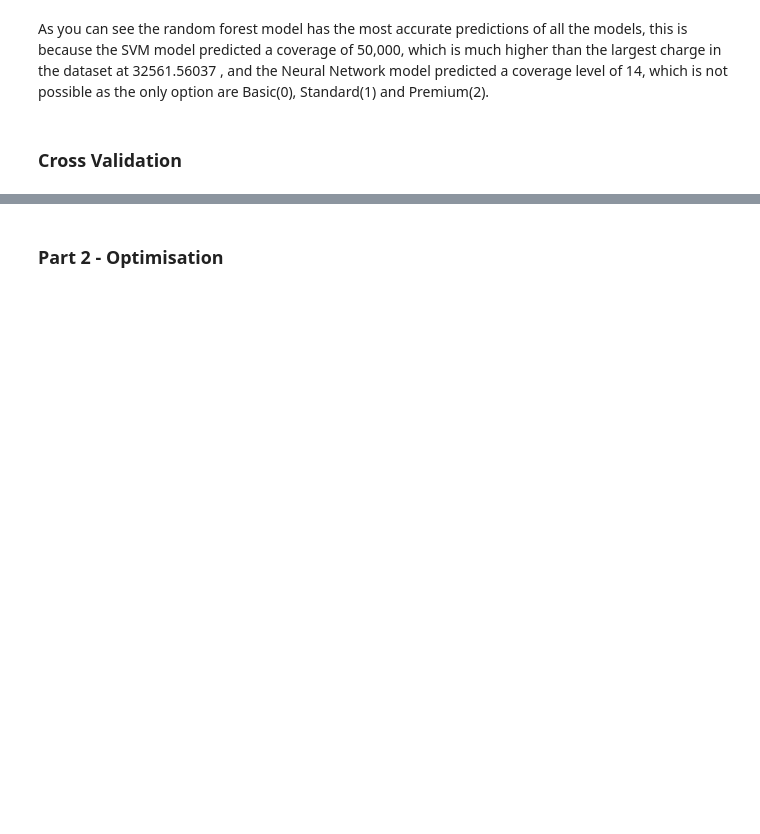
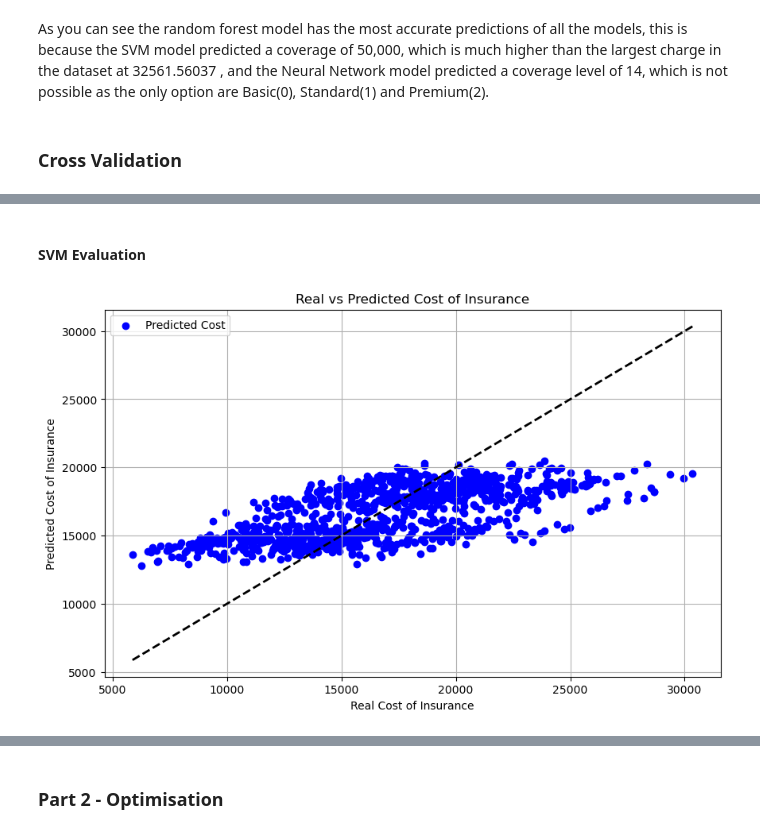
Before and after one commit to Zedster82/Comp-2002, a Jupyter notebook: Assignments/Final Report/Comp 2002 Report.ipynb, the cells around one changed output, grey strips where cells are left out. Drawn from its saved outputs; the diff is of its cells as text; code cells hidden in the pictures; blank space fills up the shorter version.

```diff
--- a/Assignments/Final Report/Comp 2002 Report.ipynb
+++ b/Assignments/Final Report/Comp 2002 Report.ipynb
@@ -182,19 +225,32 @@ param_grid = {
     'estimator__epsilon': [0.1, 0.2, 0.5]
 }
 ##Wrap the svm regressor in a multi output regressor
-grid_search = GridSearchCV(estimator=MultiOutputRegressor(svm_regressor), param_grid=param_grid, cv=5, scoring='neg_mean_squared_error', n_jobs=-1)
+grid_search_svm = GridSearchCV(estimator=MultiOutputRegressor(svm_regressor), param_grid=param_grid, cv=5, scoring='neg_mean_squared_error', n_jobs=-1)
 
 # 3. Train the Model
-grid_search.fit(X_train, y_train)
+grid_search_svm.fit(X_train, y_train)
 
 # 4. Evaluate the Model
-best_svm_model = grid_search.best_estimator_
-y_pred = best_svm_model.predict(X_test)
-y_charges_pred = y_pred[:, 0]  #Charges is the first output variable
-y_coverage_pred = y_pred[:, 1]  #Coverage is the second output variable
+best_svm_model = grid_search_svm.best_estimator_
+y_pred_nn = best_svm_model.predict(X_test)
+y_charges_pred_svm = y_pred_nn[:, 0]  #Charges is the first output variable
+y_coverage_pred_svm = y_pred_nn[:, 1]  #Coverage is the second output variable
 
 
-mse_charges = mean_squared_error(y_charges_test, y_charges_pred)
-mse_coverage = mean_squared_error(y_coverage_test, y_coverage_pred)
-print("Mean Squared Error (Charges):", mse_charges)
-print("Mean Squared Error (Coverage Level):", mse_coverage)
+# Calculate Mean Squared Error (MSE)
+mse_charges_svm = mean_squared_error(y_charges_test, y_charges_pred_svm)
+mse_coverage_svm = mean_squared_error(y_coverage_test, y_coverage_pred_svm)
+print("Mean Squared Error (Charges):", mse_charges_svm)
+print("Mean Squared Error (Coverage Level):", mse_coverage_svm)
+
+# Calculate Mean Absolute Error (MAE)
+mae_charges_svm = mean_absolute_error(y_charges_test, y_charges_pred_svm)
+mae_coverage_svm = mean_absolute_error(y_coverage_test, y_coverage_pred_svm)
+print("Mean Absolute Error (Charges):", mae_charges_svm)
+print("Mean Absolute Error (Coverage Level):", mae_coverage_svm)
+
+# Calculate R-squared
+r2_charges_svm = r2_score(y_charges_test, y_charges_pred_svm)
+r2_coverage_svm = r2_score(y_coverage_test, y_coverage_pred_svm)
+print("R-squared (Charges):", r2_charges_svm)
+print("R-squared (Coverage Level):", r2_coverage_svm)
@@ -323,0 +429,14 @@ plt.show()
+# %% [markdown]
+#### SVM Evaluation
+# %%
+plt.figure(figsize=(10, 6))
+plt.scatter(y_charges_test, y_charges_pred_svm, color='blue', label='Predicted Cost')
+plt.plot([y_charges_test.min(), y_charges_test.max()], [y_charges_test.min(), y_charges_test.max()], 'k--', lw=2)
+plt.xlabel('Real Cost of Insurance')
+plt.ylabel('Predicted Cost of Insurance')
+plt.title('Real vs Predicted Cost of Insurance')
+plt.legend()
+plt.grid(True)
+plt.show()
+# %% [output]
+[figure, added]
```
Also changed, not shown: parts of 19 cells of this notebook.
